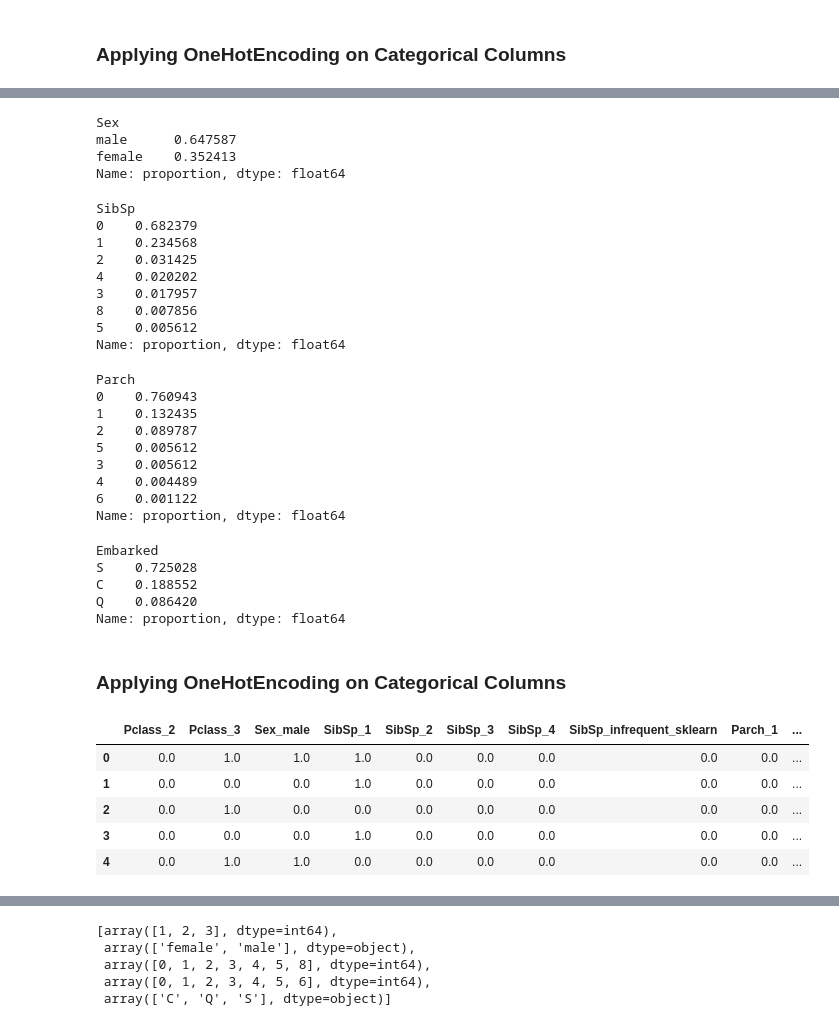
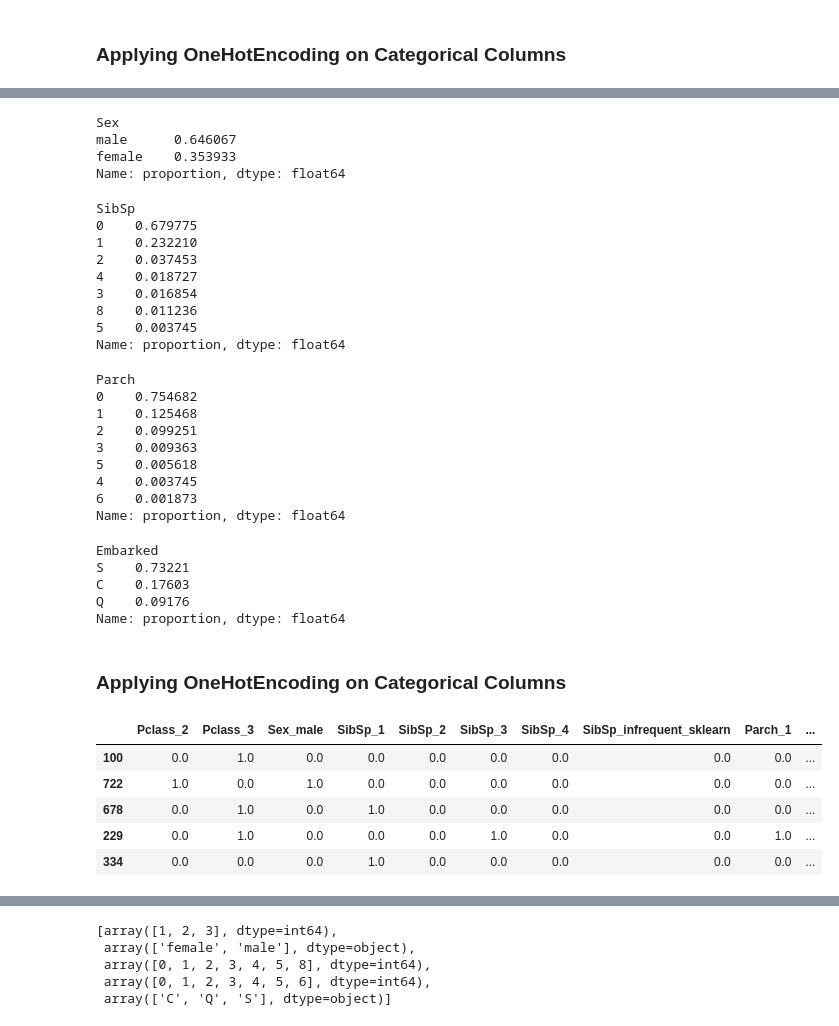
Before and after one commit to viz-graffito/Titanic-Death-Predictor, a Jupyter notebook: main.ipynb, the cells around one changed output, grey strips where cells are left out. Drawn from its saved outputs; the diff is of its cells as text; code cells hidden in the pictures.

```diff
--- a/main.ipynb
+++ b/main.ipynb
@@ -591,8 +580,14 @@ sklearn.__version__
 # %% [output]
 '1.3.1'
 # %%
-X_train = df[['Pclass','Sex', 'Age','SibSp','Parch','Embarked']]
-y_train = df['Survived']
+X = df[['Pclass','Sex', 'Age','SibSp','Parch','Embarked']]
+y = df['Survived']
+# %%
+# split into train and test
+
+from sklearn.model_selection import train_test_split
+
+X_train, X_test, y_train, y_test = train_test_split(X, y, train_size=0.6, random_state=0)
 # %%
 X_train.head()
 # %% [output]
@@ -716,62 +712,62 @@ X_train_cat
 X_train_cat['Sex'].value_counts(normalize=True)
 # %% [output]
 Sex
-male      0.647587
-female    0.352413
+male      0.646067
+female    0.353933
 Name: proportion, dtype: float64
 # %%
 X_train_cat['SibSp'].value_counts(normalize=True)
 # %% [output]
 SibSp
-0    0.682379
-1    0.234568
-2    0.031425
-4    0.020202
-3    0.017957
-8    0.007856
-5    0.005612
+0    0.679775
+1    0.232210
+2    0.037453
+4    0.018727
+3    0.016854
+8    0.011236
+5    0.003745
 Name: proportion, dtype: float64
 # %%
 X_train_cat['Parch'].value_counts(normalize=True)
 # %% [output]
 Parch
-0    0.760943
-1    0.132435
-2    0.089787
-5    0.005612
-3    0.005612
-4    0.004489
-6    0.001122
+0    0.754682
+1    0.125468
+2    0.099251
+3    0.009363
+5    0.005618
+4    0.003745
+6    0.001873
 Name: proportion, dtype: float64
 # %%
 X_train_cat['Embarked'].value_counts(normalize=True)
 # %% [output]
 Embarked
-S    0.725028
-C    0.188552
-Q    0.086420
+S    0.73221
+C    0.17603
+Q    0.09176
 Name: proportion, dtype: float64
 # %% [markdown]
 ### Applying OneHotEncoding on Categorical Columns
 # %%
 # OneHotEncoding the categorical features
 
 from sklearn.preprocessing import OneHotEncoder
 
-encoder_ = OneHotEncoder(drop='first',min_frequency= 8, sparse=False)
+encoder_ = OneHotEncoder(drop='first',min_frequency= 7, sparse=False)
 
 # column names are (annoyingly) lost after OneHotEncoding
 # (i.e. the dataframe is converted to a numpy ndarray)
 
 X_train_cat_ohe = pd.DataFrame(encoder_.fit_transform(X_train_cat),
                                columns=encoder_.get_feature_names_out(X_train_cat.columns),
                                index = X_train_cat.index)
 
 X_train_cat_ohe.head()
 # %% [output]
 |  | Pclass_2 | Pclass_3 | Sex_male | SibSp_1 | SibSp_2 | SibSp_3 | SibSp_4 | SibSp_infrequent_sklearn | Parch_1 | ... |
-| 0 | 0.0 | 1.0 | 1.0 | 1.0 | 0.0 | 0.0 | 0.0 | 0.0 | 0.0 | ... |
-| 1 | 0.0 | 0.0 | 0.0 | 1.0 | 0.0 | 0.0 | 0.0 | 0.0 | 0.0 | ... |
-| 2 | 0.0 | 1.0 | 0.0 | 0.0 | 0.0 | 0.0 | 0.0 | 0.0 | 0.0 | ... |
-| 3 | 0.0 | 0.0 | 0.0 | 1.0 | 0.0 | 0.0 | 0.0 | 0.0 | 0.0 | ... |
-| 4 | 0.0 | 1.0 | 1.0 | 0.0 | 0.0 | 0.0 | 0.0 | 0.0 | 0.0 | ... |
+| 100 | 0.0 | 1.0 | 0.0 | 0.0 | 0.0 | 0.0 | 0.0 | 0.0 | 0.0 | ... |
+| 722 | 1.0 | 0.0 | 1.0 | 0.0 | 0.0 | 0.0 | 0.0 | 0.0 | 0.0 | ... |
+| 678 | 0.0 | 1.0 | 0.0 | 1.0 | 0.0 | 0.0 | 0.0 | 0.0 | 0.0 | ... |
+| 229 | 0.0 | 1.0 | 0.0 | 0.0 | 0.0 | 1.0 | 0.0 | 0.0 | 1.0 | ... |
+| 334 | 0.0 | 0.0 | 0.0 | 1.0 | 0.0 | 0.0 | 0.0 | 0.0 | 0.0 | ... |
```
Also changed, not shown: parts of 61 cells of this notebook.
